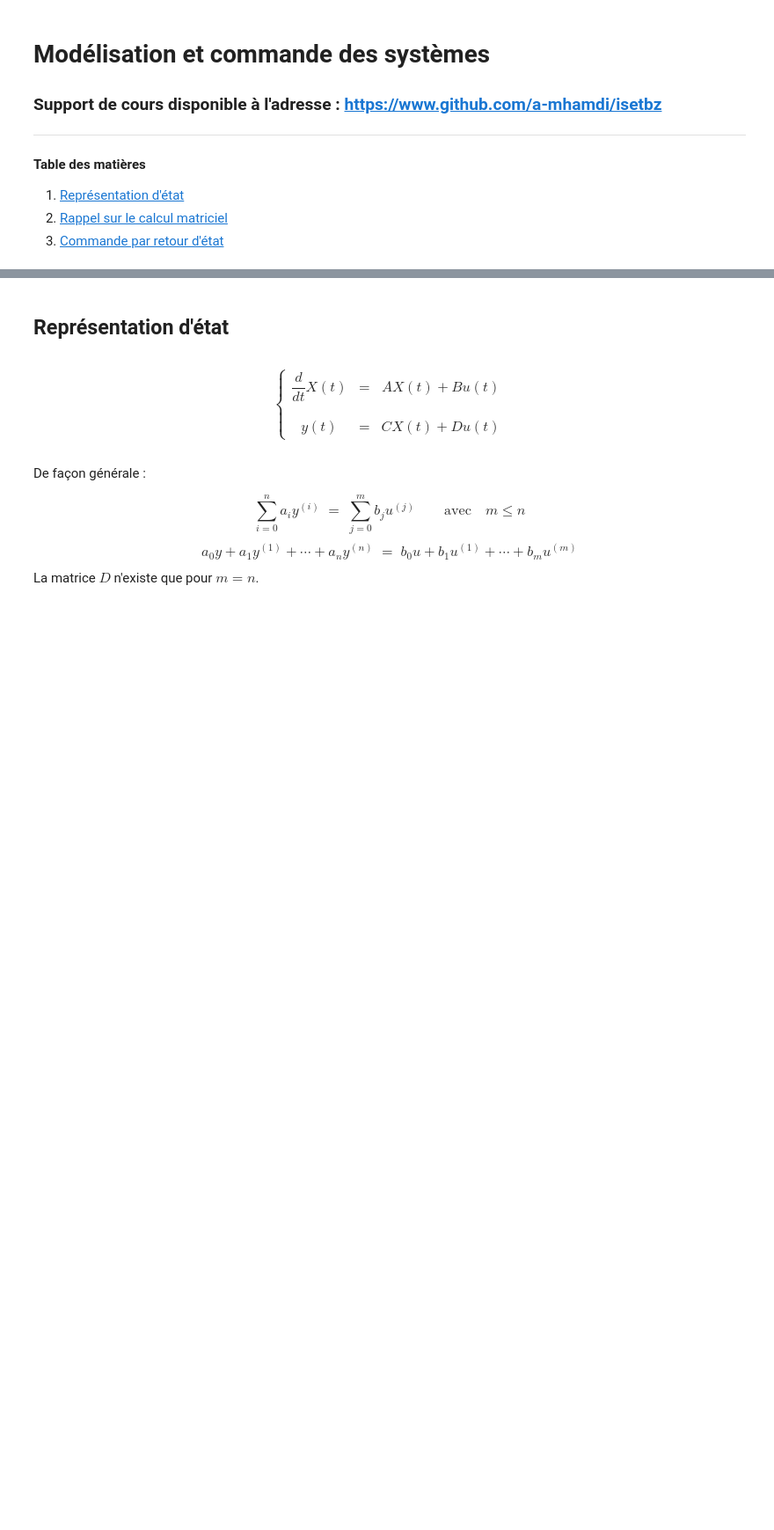
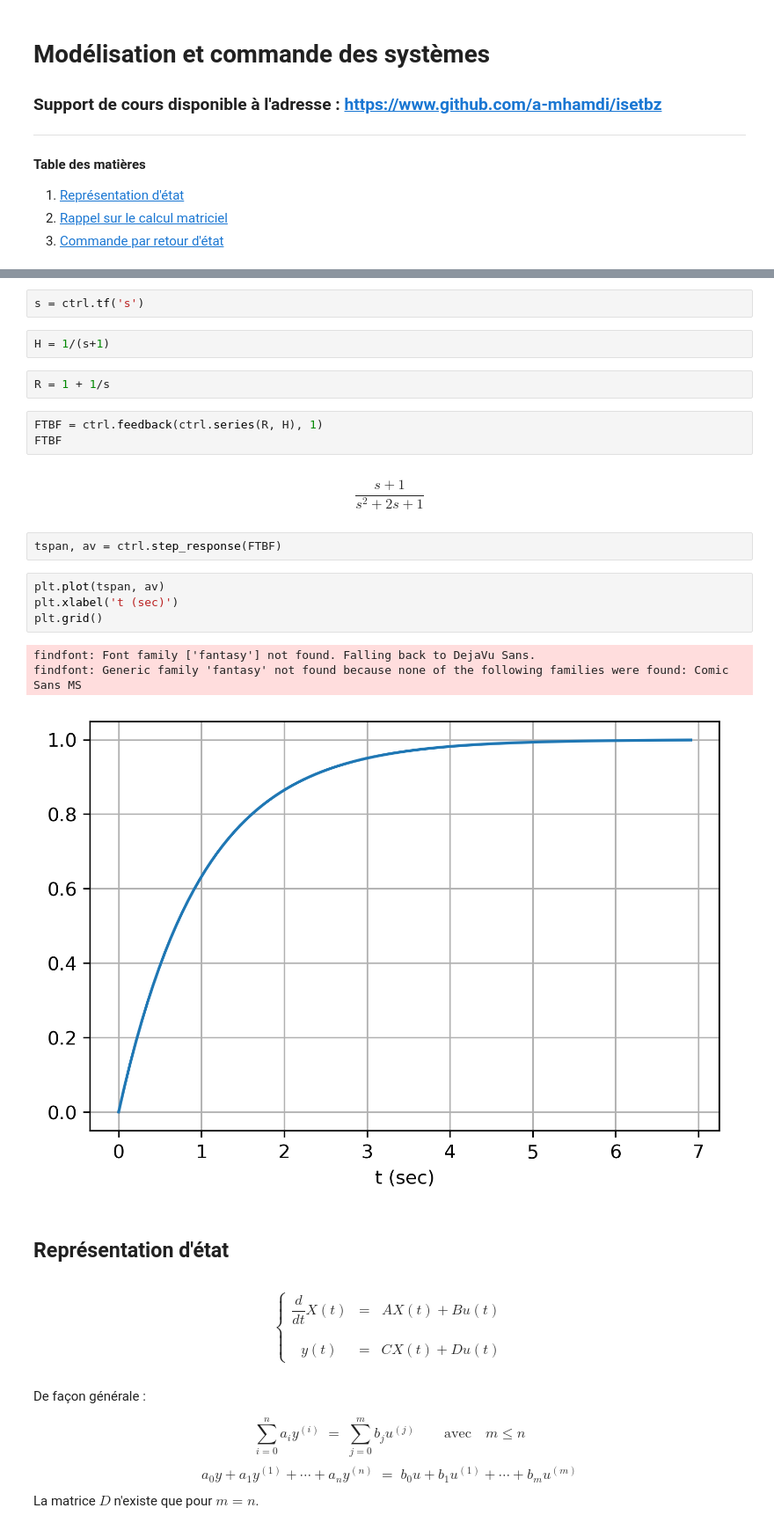
Before and after one commit to a-mhamdi/cosnip, a Jupyter notebook: Python/sys-ctrl/system-modeling-control.ipynb, the cells around one changed output, grey strips where cells are left out. Shown at 88% size. Drawn from its saved outputs; the diff is of its cells as text; blank space fills up the shorter version.

Commit message:
Add feedback loop to a first-order plant

```diff
--- a/Python/sys-ctrl/system-modeling-control.ipynb
+++ b/Python/sys-ctrl/system-modeling-control.ipynb
@@ -11,3 +23,24 @@
+# %%
+s = ctrl.tf('s')
+# %%
+H = 1/(s+1)
+# %%
+R = 1 + 1/s
+# %%
+FTBF = ctrl.feedback(ctrl.series(R, H), 1)
+FTBF
+# %% [output]
+$$\frac{s + 1}{s^2 + 2 s + 1}$$
+# %%
+tspan, av = ctrl.step_response(FTBF)
+# %%
+plt.plot(tspan, av)
+plt.xlabel('t (sec)')
+plt.grid()
+# %% [output]
+findfont: Font family ['fantasy'] not found. Falling back to DejaVu Sans.
+findfont: Generic family 'fantasy' not found because none of the following families were found: Comic Sans MS
+[figure, added]
 # %% [markdown]
 ## Représentation d'état <a name="re"></a>
 # %% [markdown]
```
Also changed, not shown: parts of 4 cells of this notebook.
